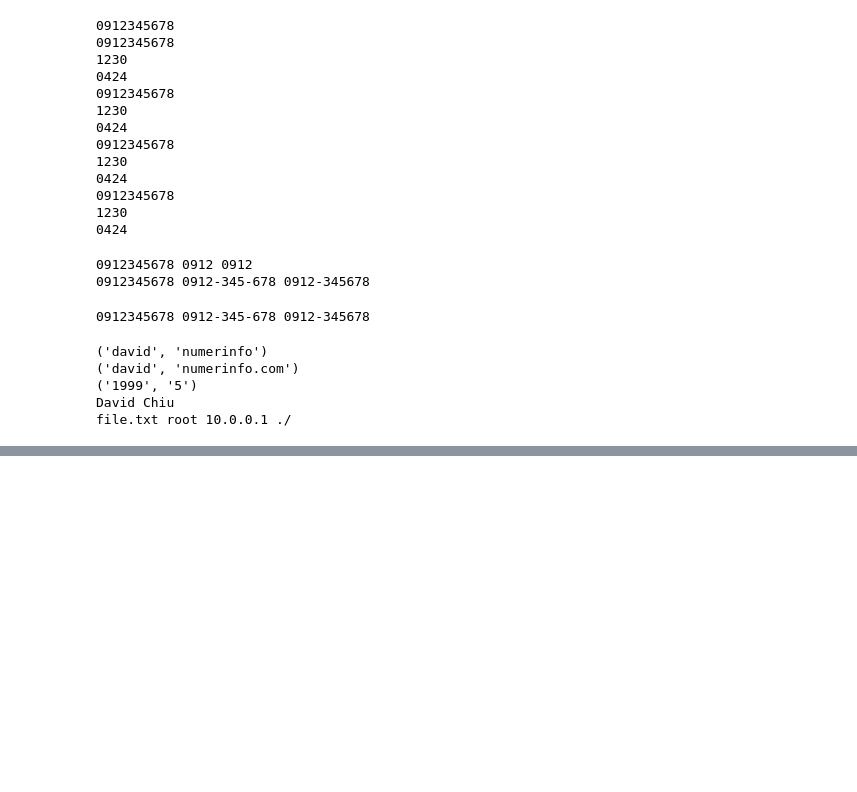
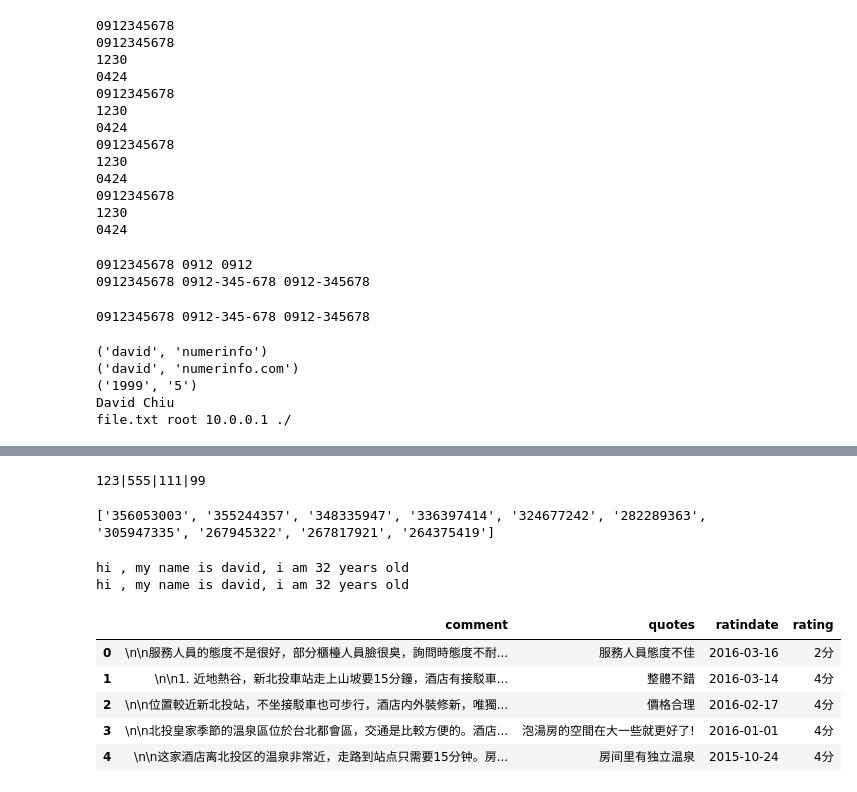
Before and after one commit to bcc2xp/pytravel, a Jupyter notebook: 20160410.ipynb, the cells around one changed output, grey strips where cells are left out. Drawn from its saved outputs; the diff is of its cells as text; code cells hidden in the pictures; blank space fills up the shorter version.

```diff
--- a/20160410.ipynb
+++ b/20160410.ipynb
@@ -645,0 +635,55 @@ print res.text
+# %%
+a = '123,555,111,99'
+ary = a.split(',')
+print '|'.join(ary)
+# %% [output]
+123|555|111|99
+# %%
+from bs4 import BeautifulSoup as bs
+url = 'https://www.tripadvisor.com.tw/Hotel_Review-g293913-d1448765-Reviews-Royal_Seasons_Hotel_Hot_Spring_Beitou-Taipei.html'
+res = requests.get(url)
+
+
+review_list = []
+soup = bs(res.text)
+for review in soup.select('.reviewSelector'):
+    review_list.append(review['id'].lstrip('review_'))
+print review_list
+review_str = ','.join(review_list)
+# %% [output]
+['356053003', '355244357', '348335947', '336397414', '324677242', '282289363', '305947335', '267945322', '267817921', '264375419']
+# %%
+name = 'david'
+age = "32"
+print "hi , my name is " + name + ", i am " + age + " years old"
+print "hi , my name is {}, i am {} years old".format(name, age)
+# %% [output]
+hi , my name is david, i am 32 years old
+hi , my name is david, i am 32 years old
+# %%
+url = 'https://www.tripadvisor.com.tw/ExpandedUserReviews-g293913-d1448765?target={}&context=1&reviews={}&servlet=Hotel_Review&expand=1'
+review_url = url.format(review_str.split(',')[0], review_str)
+res = requests.get(review_url)
+
+
+review_entry = []
+soup = bs(res.text)
+for review in soup.select('.extended'):
+    quotes = review.select('.noQuotes')[0].text
+    rating = review.select('.rate > img')[0]['alt']
+    ratingdate =  review.select('.ratingDate')[0].get('title', review.select('.ratingDate')[0].text)
+    ratingdate = ratingdate.strip().rstrip('的評論'.decode('utf-8'))
+    ratingdate =  datetime.strptime(ratingdate.encode('utf-8'), '%Y年%m月%d日')
+    comment =review.select('.entry')[0].text
+    review_entry.append({'quotes': quotes, 'rating':rating, 'ratindate':ratingdate, 'comment':comment})
+# %%
+import pandas as pd
+df = pd.DataFrame(review_entry)
+df.head()
+# %% [output]
+|  | comment | quotes | ratindate | rating |
+| 0 | \n\n服務人員的態度不是很好，部分櫃檯人員臉很臭，詢問時態度不耐... | 服務人員態度不佳 | 2016-03-16 | 2分 |
+| 1 | \n\n1. 近地熱谷，新北投車站走上山坡要15分鐘，酒店有接駁車... | 整體不錯 | 2016-03-14 | 4分 |
+| 2 | \n\n位置較近新北投站，不坐接駁車也可步行，酒店内外裝修新，唯獨... | 價格合理 | 2016-02-17 | 4分 |
+| 3 | \n\n北投皇家季節的溫泉區位於台北都會區，交通是比較方便的。酒店... | 泡湯房的空間在大一些就更好了! | 2016-01-01 | 4分 |
+| 4 | \n\n这家酒店离北投区的温泉非常近，走路到站点只需要15分钟。房... | 房间里有独立温泉 | 2015-10-24 | 4分 |
```
Also changed, not shown: parts of 6 cells of this notebook.
